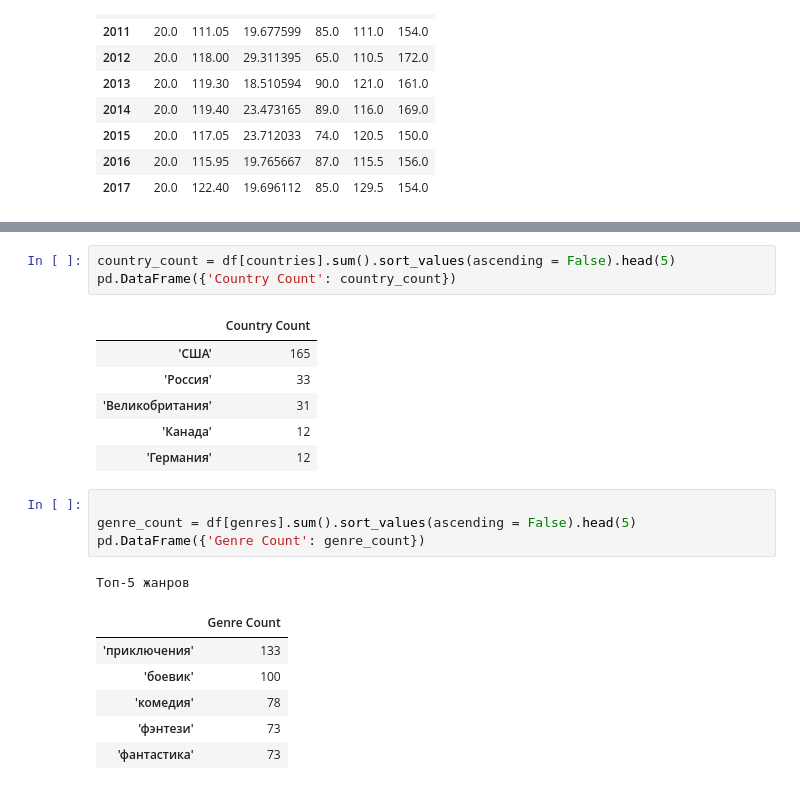
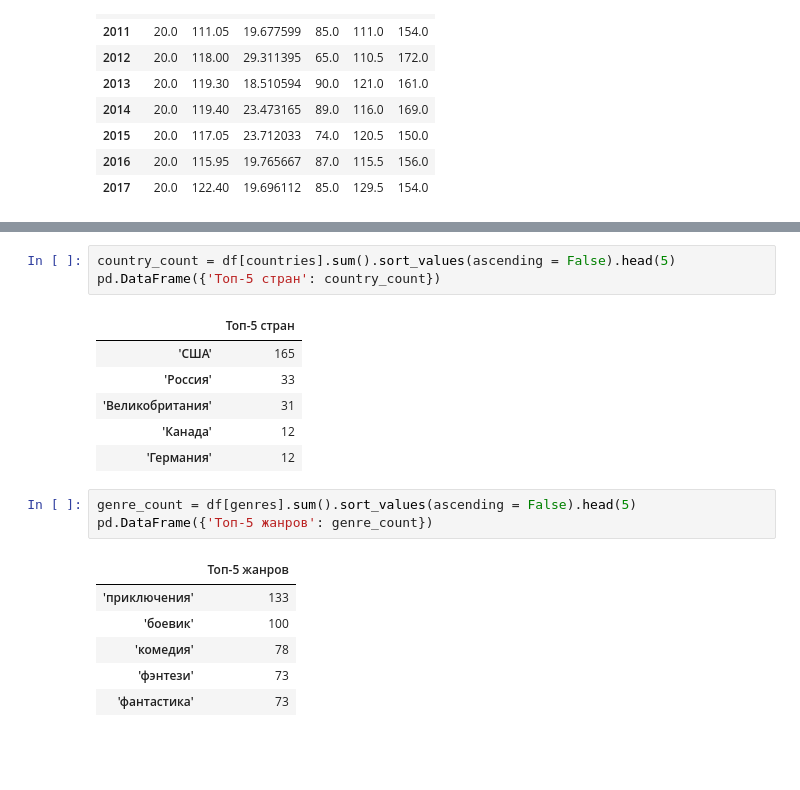
Before and after one commit to andrei-sanich/top20_analyse_Russia_box_office, a Jupyter notebook: top-20_analyse_Russia_box_office.ipynb, the cells around one changed output, grey strips where cells are left out. Saved outputs shown, nothing was run; the diff lists cells and outputs as text; blank space fills up the shorter version.

```diff
--- a/top-20_analyse_Russia_box_office.ipynb
+++ b/top-20_analyse_Russia_box_office.ipynb
@@ -154,21 +141,19 @@ pd.DataFrame(result)
 | 2017 | 'США' | 'Россия' | 'Япония' |
 # %%
 country_count = df[countries].sum().sort_values(ascending = False).head(5)
-pd.DataFrame({'Country Count': country_count})
+pd.DataFrame({'Топ-5 стран': country_count})
 # %% [output]
-|  | Country Count |
+|  | Топ-5 стран |
 | 'США' | 165 |
 | 'Россия' | 33 |
 | 'Великобритания' | 31 |
 | 'Канада' | 12 |
 | 'Германия' | 12 |
 # %%
-
 genre_count = df[genres].sum().sort_values(ascending = False).head(5)
-pd.DataFrame({'Genre Count': genre_count})
+pd.DataFrame({'Топ-5 жанров': genre_count})
 # %% [output]
-Топ-5 жанров
-|  | Genre Count |
+|  | Топ-5 жанров |
 | 'приключения' | 133 |
 | 'боевик' | 100 |
 | 'комедия' | 78 |
```
Also changed, not shown: parts of 7 cells of this notebook.
